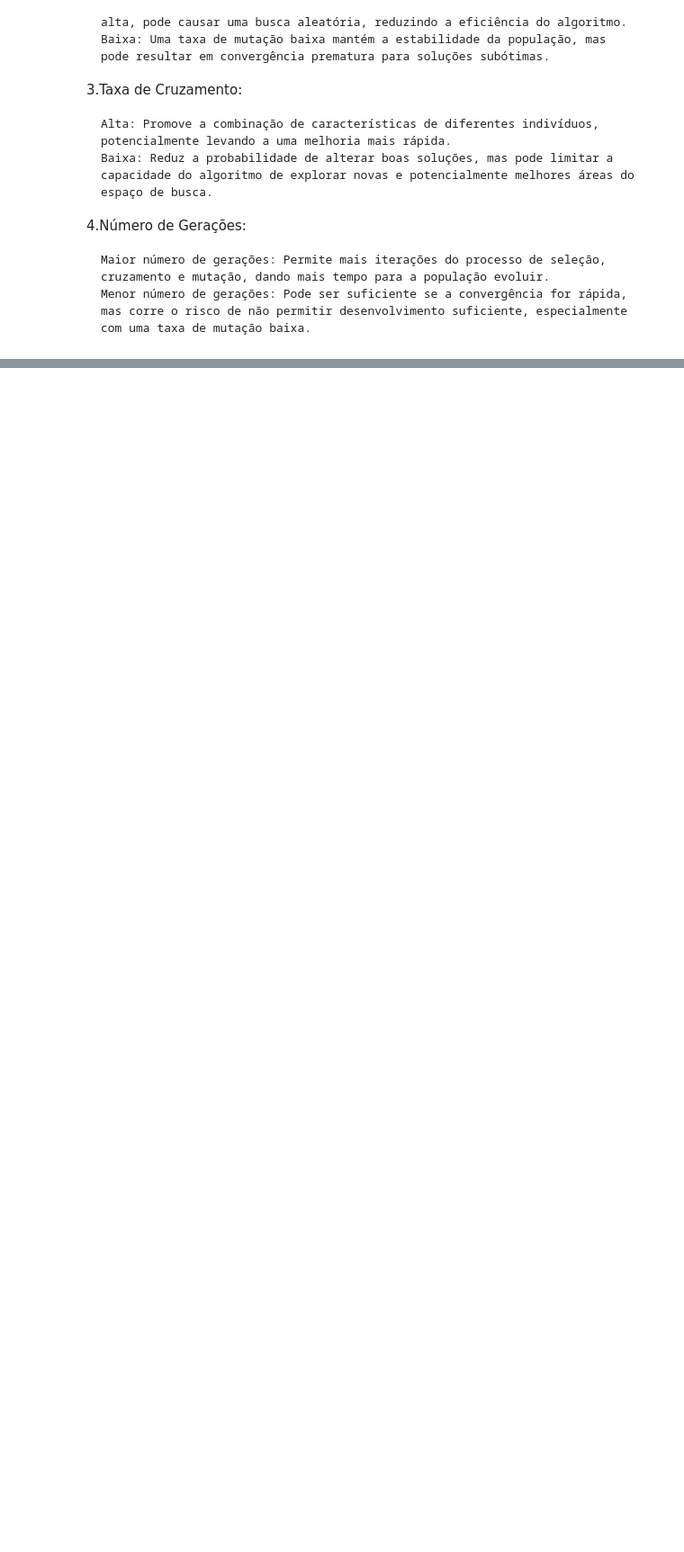
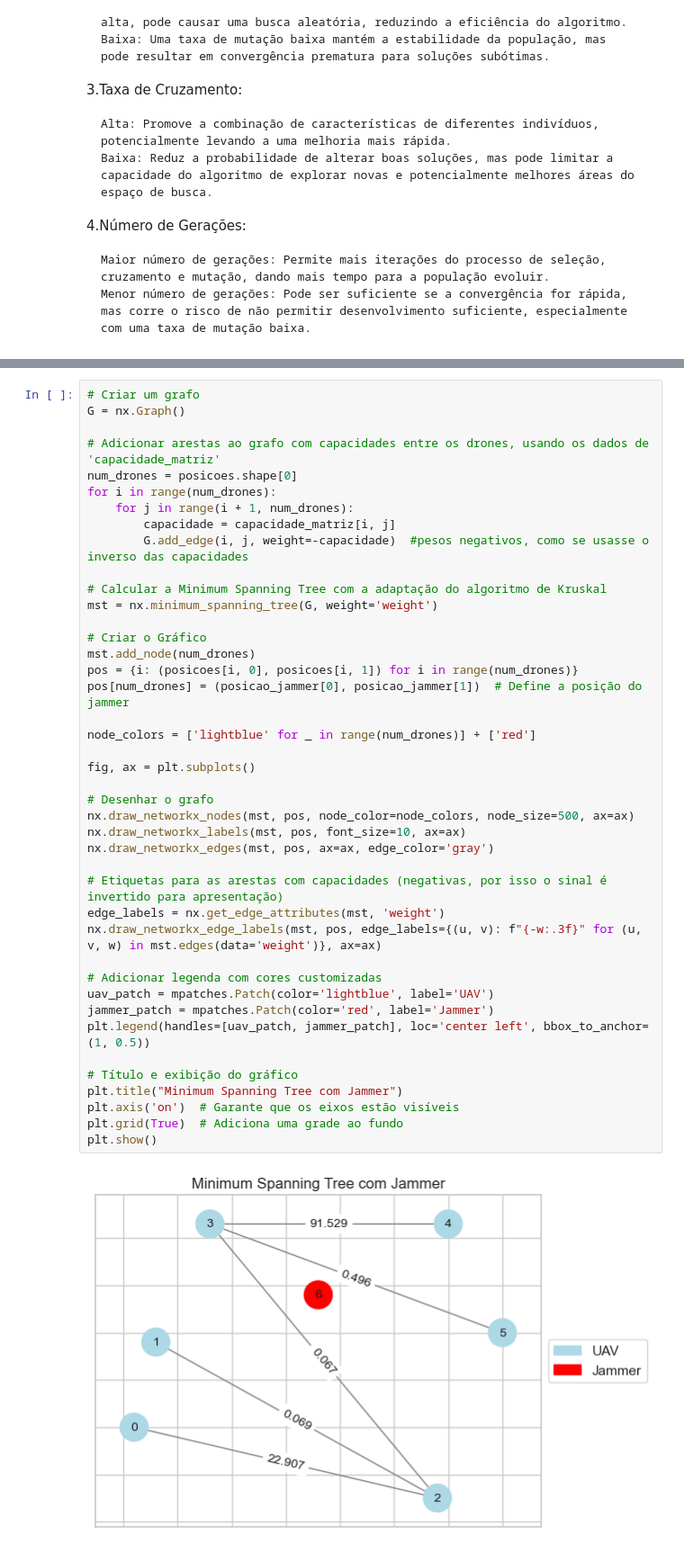
Before and after one commit to T1ago-S1lva/Anti-Jamm-with-Swarm-Intell, a Jupyter notebook: Cenário1-Com. InDiretas-Algoritmo Genetico.ipynb, the cells around one changed output, grey strips where cells are left out. Shown at 90% size. Cells and saved outputs as stored; diff of their text form; blank space fills up the shorter version.

```diff
--- a/Cenário1-Com. InDiretas-Algoritmo Genetico.ipynb
+++ b/Cenário1-Com. InDiretas-Algoritmo Genetico.ipynb
@@ -695,0 +687,44 @@ Matriz de Capacidades [Kbps]:
+# %%
+# Criar um grafo
+G = nx.Graph()
+
+# Adicionar arestas ao grafo com capacidades entre os drones, usando os dados de 'capacidade_matriz'
+num_drones = posicoes.shape[0]
+for i in range(num_drones):
+    for j in range(i + 1, num_drones):
+        capacidade = capacidade_matriz[i, j]
+        G.add_edge(i, j, weight=-capacidade)  #pesos negativos, como se usasse o inverso das capacidades
+
+# Calcular a Minimum Spanning Tree com a adaptação do algoritmo de Kruskal
+mst = nx.minimum_spanning_tree(G, weight='weight')
+
+# Criar o Gráfico
+mst.add_node(num_drones)
+pos = {i: (posicoes[i, 0], posicoes[i, 1]) for i in range(num_drones)}
+pos[num_drones] = (posicao_jammer[0], posicao_jammer[1])  # Define a posição do jammer
+
+node_colors = ['lightblue' for _ in range(num_drones)] + ['red']
+
+fig, ax = plt.subplots()
+
+# Desenhar o grafo
+nx.draw_networkx_nodes(mst, pos, node_color=node_colors, node_size=500, ax=ax)
+nx.draw_networkx_labels(mst, pos, font_size=10, ax=ax)
+nx.draw_networkx_edges(mst, pos, ax=ax, edge_color='gray')
+
+# Etiquetas para as arestas com capacidades (negativas, por isso o sinal é invertido para apresentação)
+edge_labels = nx.get_edge_attributes(mst, 'weight')
+nx.draw_networkx_edge_labels(mst, pos, edge_labels={(u, v): f"{-w:.3f}" for (u, v, w) in mst.edges(data='weight')}, ax=ax)
+
+# Adicionar legenda com cores customizadas
+uav_patch = mpatches.Patch(color='lightblue', label='UAV')
+jammer_patch = mpatches.Patch(color='red', label='Jammer')
+plt.legend(handles=[uav_patch, jammer_patch], loc='center left', bbox_to_anchor=(1, 0.5))
+
+# Título e exibição do gráfico
+plt.title("Minimum Spanning Tree com Jammer")
+plt.axis('on')  # Garante que os eixos estão visíveis
+plt.grid(True)  # Adiciona uma grade ao fundo
+plt.show()
+# %% [output]
+[figure, added]
```
Also changed, not shown: parts of 9 cells of this notebook.
